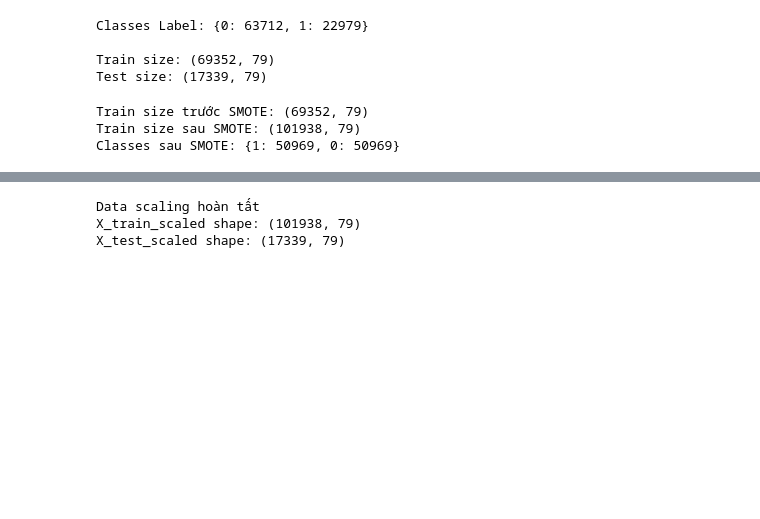
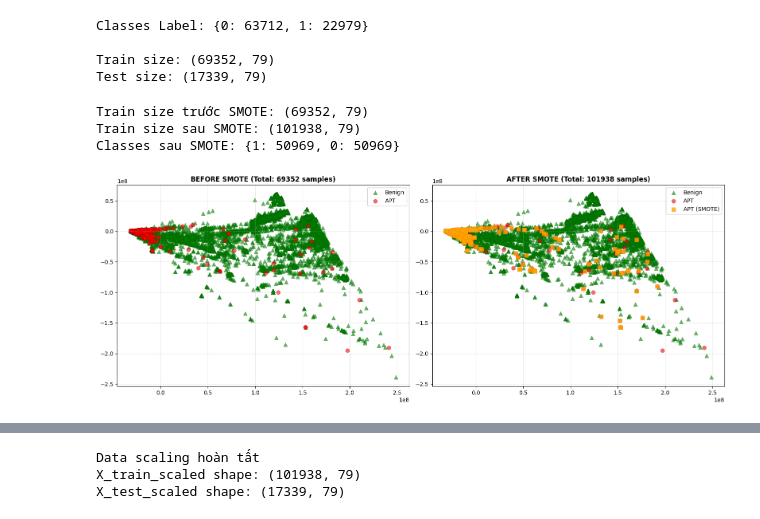
Before and after one commit to ngocbao0201/ML-Detect-APT-attack, a Jupyter notebook: notebooks/train_KNN.ipynb, the cells around one changed output, grey strips where cells are left out. Drawn from its saved outputs; the diff is of its cells as text; code cells hidden in the pictures; blank space fills up the shorter version.

```diff
--- a/notebooks/train_KNN.ipynb
+++ b/notebooks/train_KNN.ipynb
@@ -87,3 +107,92 @@ print("Classes sau SMOTE:", pd.Series(y_train_res).value_counts().to_dict())
 Train size trước SMOTE: (69352, 79)
 Train size sau SMOTE: (101938, 79)
 Classes sau SMOTE: {1: 50969, 0: 50969}
+# %%
+# 5c. VISUALIZE SMOTE DATA - MINH CHỨNG DỮ LIỆU ĐƯỢC THÊM
+from sklearn.decomposition import PCA
+import matplotlib.pyplot as plt
+import numpy as np
+
+
+# Áp dụng PCA để giảm chiều xuống 2D để có thể visualize
+pca = PCA(n_components=2, random_state=42)
+X_train_pca = pca.fit_transform(X_train)
+X_train_res_pca = pca.transform(X_train_res)
+
+# Tạo figure với 2 subplot
+fig, axes = plt.subplots(1, 2, figsize=(16, 6))
+
+# Subplot 1: Dữ liệu TRƯỚC SMOTE
+ax1 = axes[0]
+scatter1_benign = ax1.scatter(X_train_pca[y_train == 0, 0],
+                              X_train_pca[y_train == 0, 1],
+                              c='green', label='Benign',
+                              alpha=0.6, s=50, edgecolors='darkgreen', linewidth=0.5, marker='^')
+scatter1_attack = ax1.scatter(X_train_pca[y_train == 1, 0],
+                              X_train_pca[y_train == 1, 1],
+                              c='red', label='APT',
+                              alpha=0.6, s=50, edgecolors='darkred', linewidth=0.5, marker='o')
+# ax1.set_xlabel(f'PC1 ({pca.explained_variance_ratio_[0]:.1%})', fontsize=11, fontweight='bold')
+# ax1.set_ylabel(f'PC2 ({pca.explained_variance_ratio_[1]:.1%})', fontsize=11, fontweight='bold')
+ax1.set_title(f'BEFORE SMOTE (Total: {len(X_train)} samples)', fontsize=12, fontweight='bold')
+ax1.legend(fontsize=10, loc='best')
+ax1.grid(alpha=0.3)
+
+# Subplot 2: Dữ liệu SAU SMOTE
+ax2 = axes[1]
+# Benign class (không thay đổi)
+ax2.scatter(X_train_res_pca[y_train_res == 0, 0],
+           X_train_res_pca[y_train_res == 0, 1],
+           c='green', label='Benign',
+           alpha=0.6, s=50, edgecolors='darkgreen', linewidth=0.5, marker='^')
+# Attack class - original + synthetic
+original_indices = y_train == 1
+synthetic_indices = np.arange(len(y_train_res)) >= len(y_train)
+synthetic_indices = np.concatenate([np.zeros(len(y_train), dtype=bool),
+                                    np.ones(len(y_train_res) - len(y_train), dtype=bool)])
+
+ax2.scatter(X_train_res_pca[y_train_res == 1, 0],
+           X_train_res_pca[y_train_res == 1, 1],
+           c='red', label='APT',
+           alpha=0.6, s=50, edgecolors='darkred', linewidth=0.5, marker='o')
+
+# Highlight synthetic samples
+synthetic_mask = np.arange(len(y_train_res)) >= len(y_train)
+synthetic_attack_mask = synthetic_mask & (y_train_res == 1)
+if synthetic_attack_mask.sum() > 0:
+    ax2.scatter(X_train_res_pca[synthetic_attack_mask, 0],
+               X_train_res_pca[synthetic_attack_mask, 1],
+               c='orange', label='APT (SMOTE)',
+               alpha=0.8, s=50, edgecolors='darkorange', linewidth=0.5, marker='s')
+
+#ax2.set_xlabel(f'PC1 ({pca.explained_variance_ratio_[0]:.1%})', fontsize=11, fontweight='bold')
+#ax2.set_ylabel(f'PC2 ({pca.explained_variance_ratio_[1]:.1%})', fontsize=11, fontweight='bold')
+ax2.set_title(f'AFTER SMOTE (Total: {len(X_train_res)} samples)', fontsize=12, fontweight='bold')
+ax2.legend(fontsize=10, loc='best')
+ax2.grid(alpha=0.3)
+
+plt.tight_layout()
+plt.show()
+
+# In thông tin chi tiết
+print(f"\nSMOTE DATA ANALYSIS:")
+print(f"{'='*80}")
+print(f"\nBEFORE SMOTE:")
+print(f"  • Total samples: {len(X_train)}")
+print(f"  • Benign (0): {(y_train == 0).sum()} samples ({(y_train == 0).sum()/len(y_train)*100:.2f}%)")
+print(f"  • Attack (1): {(y_train == 1).sum()} samples ({(y_train == 1).sum()/len(y_train)*100:.2f}%)")
+print(f"  • Class imbalance ratio: {(y_train == 0).sum() / max((y_train == 1).sum(), 1):.2f}:1")
+
+print(f"\nAFTER SMOTE:")
+print(f"  • Total samples: {len(X_train_res)}")
+print(f"  • Benign (0): {(y_train_res == 0).sum()} samples ({(y_train_res == 0).sum()/len(y_train_res)*100:.2f}%)")
+print(f"  • Attack (1): {(y_train_res == 1).sum()} samples ({(y_train_res == 1).sum()/len(y_train_res)*100:.2f}%)")
+print(f"  • Class balance ratio: {(y_train_res == 0).sum() / (y_train_res == 1).sum():.2f}:1")
+
+print(f"\nSYNTHETIC DATA ADDED:")
+print(f"  • Synthetic samples created: {len(X_train_res) - len(X_train)}")
+print(f"  • Synthetic Attack samples: {(y_train_res == 1).sum() - (y_train == 1).sum()}")
+print(f"  • Increase percentage: {((len(X_train_res) - len(X_train)) / len(X_train) * 100):.2f}%")
+print(f"\n{'='*80}")
+# %% [output]
+[figure, added]
```
Also changed, not shown: parts of 12 cells of this notebook.
